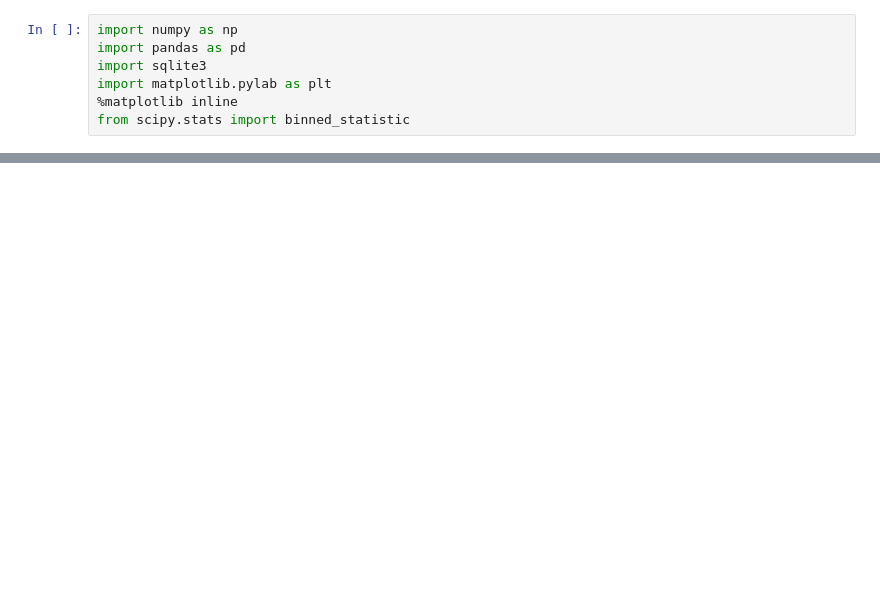
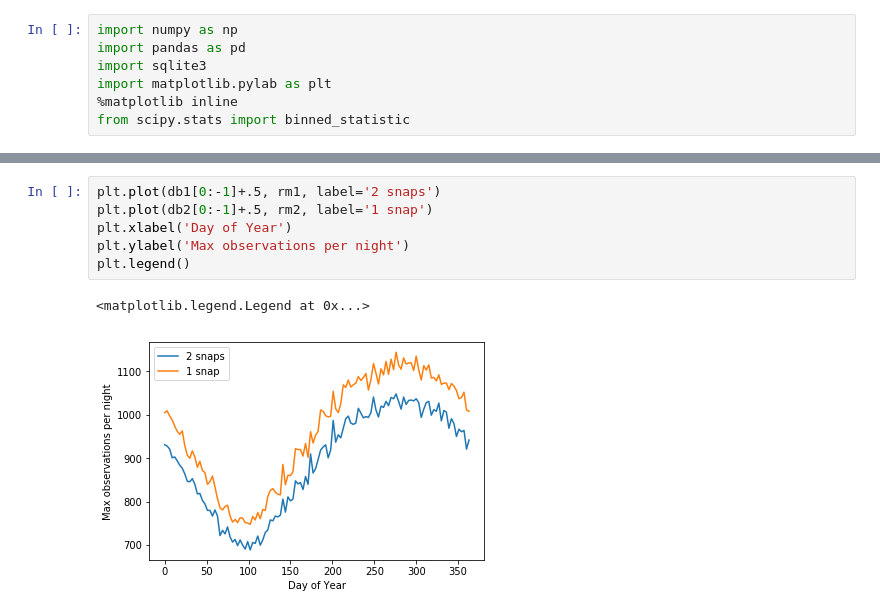
Before and after one commit to lsst-sims/sims_featureScheduler_runs1.4, a Jupyter notebook: notebooks/num_of_obs.ipynb, the cells around one changed output, grey strips where cells are left out. Saved outputs shown, nothing was run; the diff lists cells and outputs as text; blank space fills up the shorter version.

```diff
--- a/notebooks/num_of_obs.ipynb
+++ b/notebooks/num_of_obs.ipynb
@@ -31,0 +42,9 @@ plt.plot()
+# %%
+plt.plot(db1[0:-1]+.5, rm1, label='2 snaps')
+plt.plot(db2[0:-1]+.5, rm2, label='1 snap')
+plt.xlabel('Day of Year')
+plt.ylabel('Max observations per night')
+plt.legend()
+# %% [output]
+<matplotlib.legend.Legend at 0x...>
+[figure, added]
```
Also changed, not shown: parts of 9 cells of this notebook.
